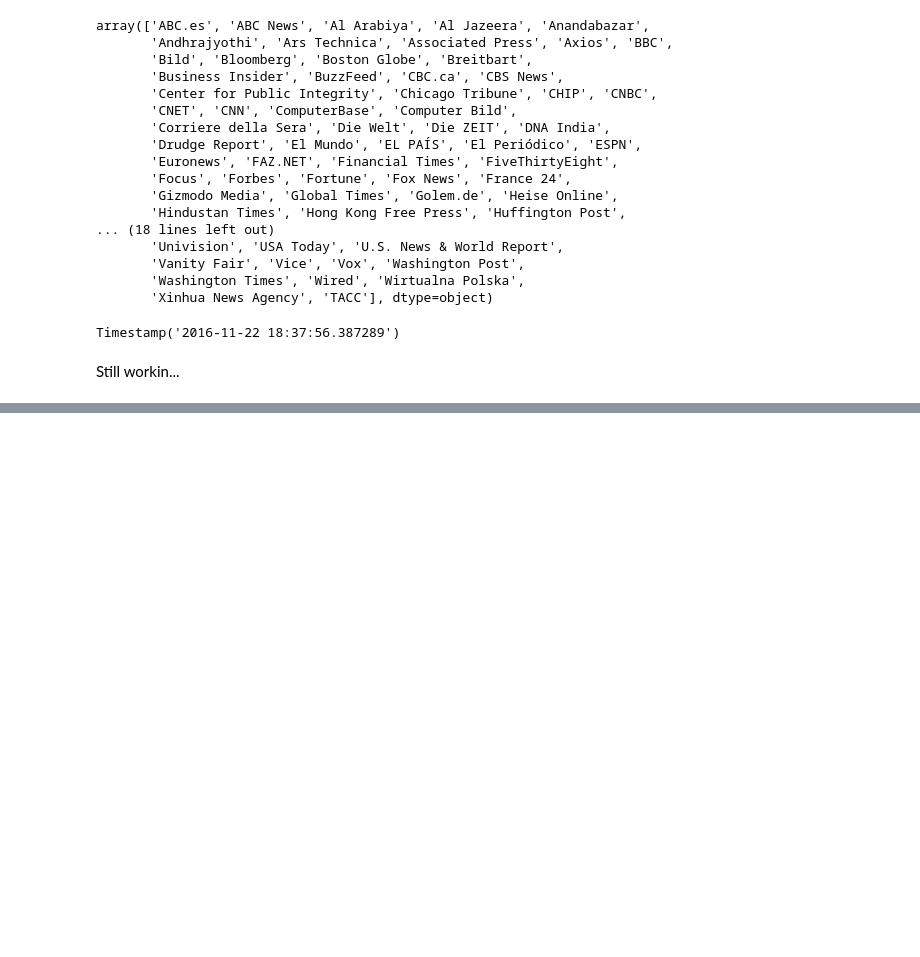
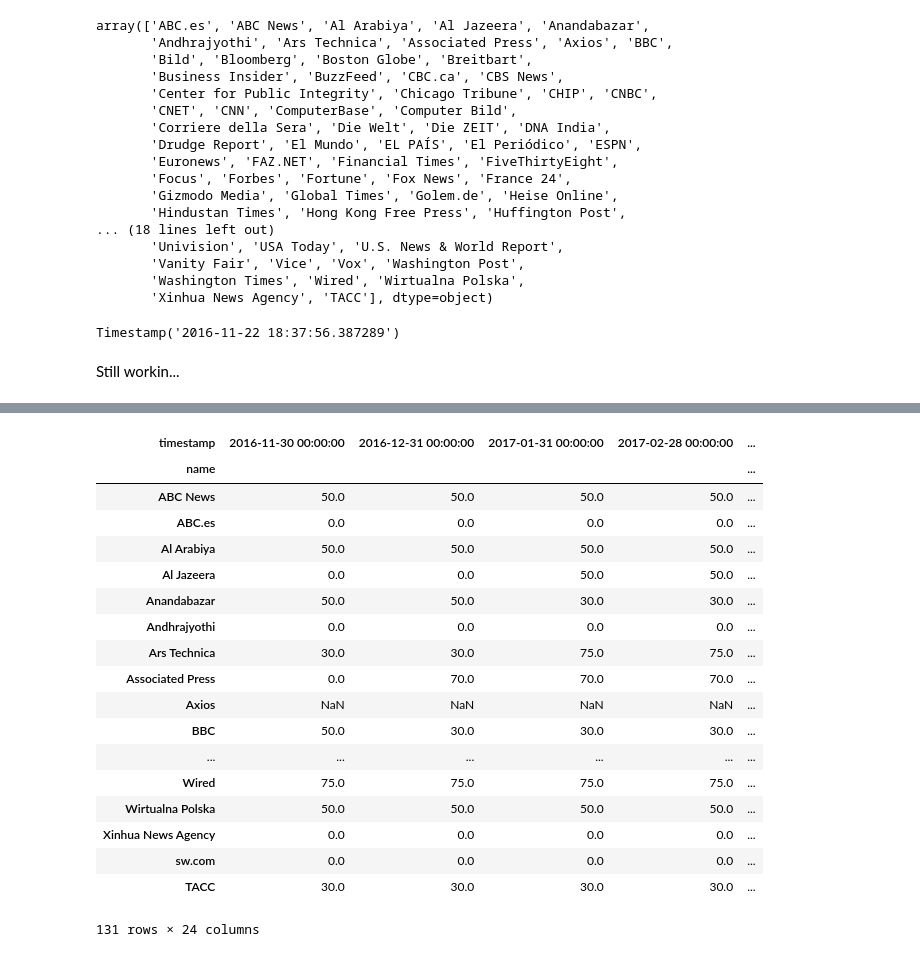
Before and after one commit to redshiftzero/securethenews-analysis, a Jupyter notebook: STN.ipynb, the cells around one changed output, grey strips where cells are left out. Drawn from its saved outputs; the diff is of its cells as text; code cells hidden in the pictures; blank space fills up the shorter version.

```diff
--- a/STN.ipynb
+++ b/STN.ipynb
@@ -403,0 +370,4 @@ TypeError: data type "datetime" not understood
+# %%
+df_d3 = df_live_scans
+# %%
+df_d3.set_index('timestamp', inplace=True)
@@ -403,0 +381,2 @@ TypeError: data type "datetime" not understood
+# %%
+groupby_newsorg = df_d3.groupby('name')
@@ -403,0 +409,22 @@ TypeError: data type "datetime" not understood
+# %%
+month_by_month_stats.unstack()
+# %% [output]
+| timestamp | 2016-11-30 00:00:00 | 2016-12-31 00:00:00 | 2017-01-31 00:00:00 | 2017-02-28 00:00:00 | ... |
+| name |  |  |  |  | ... |
+| ABC News | 50.0 | 50.0 | 50.0 | 50.0 | ... |
+| ABC.es | 0.0 | 0.0 | 0.0 | 0.0 | ... |
+| Al Arabiya | 50.0 | 50.0 | 50.0 | 50.0 | ... |
+| Al Jazeera | 0.0 | 0.0 | 50.0 | 50.0 | ... |
+| Anandabazar | 50.0 | 50.0 | 30.0 | 30.0 | ... |
+| Andhrajyothi | 0.0 | 0.0 | 0.0 | 0.0 | ... |
+| Ars Technica | 30.0 | 30.0 | 75.0 | 75.0 | ... |
+| Associated Press | 0.0 | 70.0 | 70.0 | 70.0 | ... |
+| Axios | NaN | NaN | NaN | NaN | ... |
+| BBC | 50.0 | 30.0 | 30.0 | 30.0 | ... |
+| ... | ... | ... | ... | ... | ... |
+| Wired | 75.0 | 75.0 | 75.0 | 75.0 | ... |
+| Wirtualna Polska | 50.0 | 50.0 | 50.0 | 50.0 | ... |
+| Xinhua News Agency | 0.0 | 0.0 | 0.0 | 0.0 | ... |
+| sw.com | 0.0 | 0.0 | 0.0 | 0.0 | ... |
+| ТАСС | 30.0 | 30.0 | 30.0 | 30.0 | ... |
+131 rows × 24 columns
```
Also changed, not shown: parts of 19 cells of this notebook.
